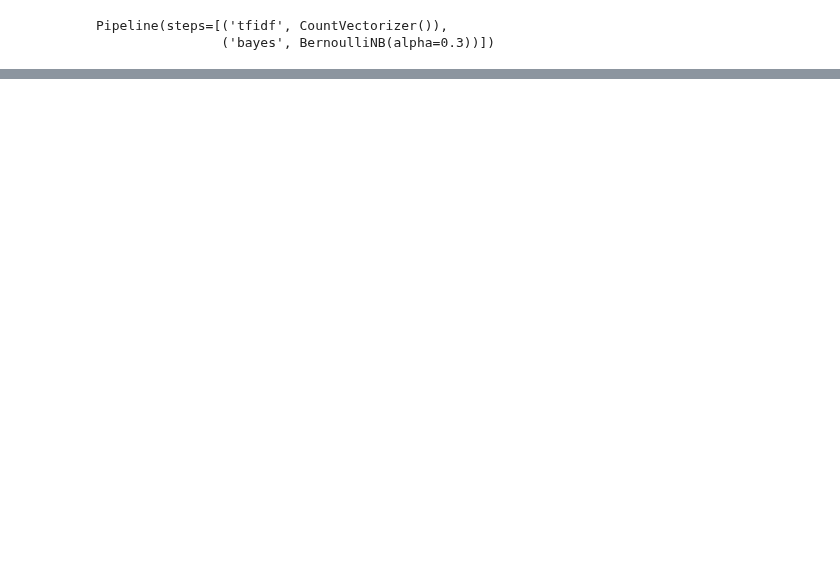
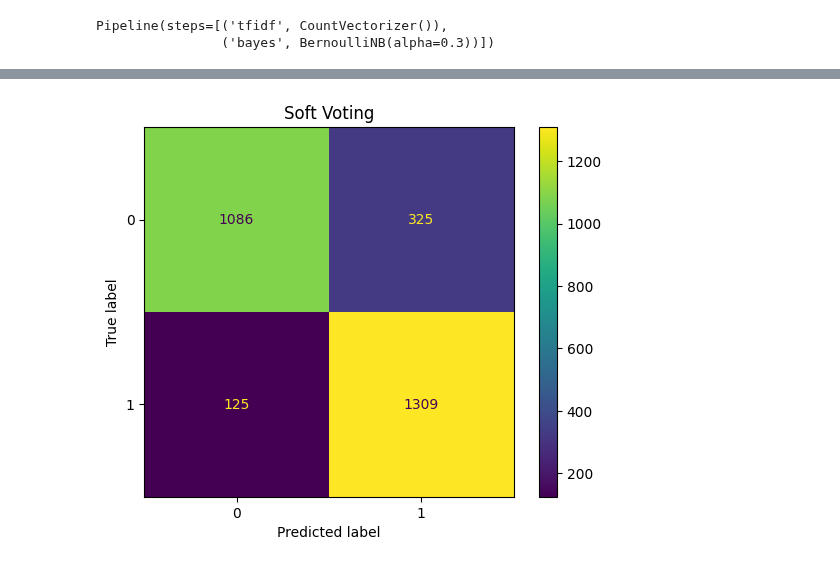
Before and after one commit to NateCross/tag-hate-elf, a Jupyter notebook: ensemble_results.ipynb, the cells around one changed output, grey strips where cells are left out. Cells and saved outputs as stored; diff of their text form; code cells hidden in the pictures; blank space fills up the shorter version.

```diff
--- a/ensemble_results.ipynb
+++ b/ensemble_results.ipynb
@@ -216,0 +479,10 @@ pd.DataFrame([{
+# %%
+y_pred_soft = soft_voting(X_test)
+
+y_pred_soft = np.argmax(y_pred_soft, axis=1)
+
+accuracy_soft = accuracy_score(y_test, y_pred_soft)
+recall_soft = recall_score(y_test, y_pred_soft)
+precision_soft = precision_score(y_test, y_pred_soft)
+f1_soft = f1_score(y_test, y_pred_soft)
+print(f"Accuracy: {accuracy_soft}\nRecall: {recall_soft}\nPrecision: {precision_soft}\nF1-score: {f1_soft}")
@@ -216,0 +523,11 @@ pd.DataFrame([{
+# %%
+soft_conf_matrix = confusion_matrix(y_test, y_pred_soft)
+
+soft_matrix_display = ConfusionMatrixDisplay(soft_conf_matrix)
+
+soft_matrix_display.plot()
+
+plt.title("Soft Voting")
+plt.show()
+# %% [output]
+[figure, added]
```
Also changed, not shown: parts of 37 cells of this notebook, 1 other file.
